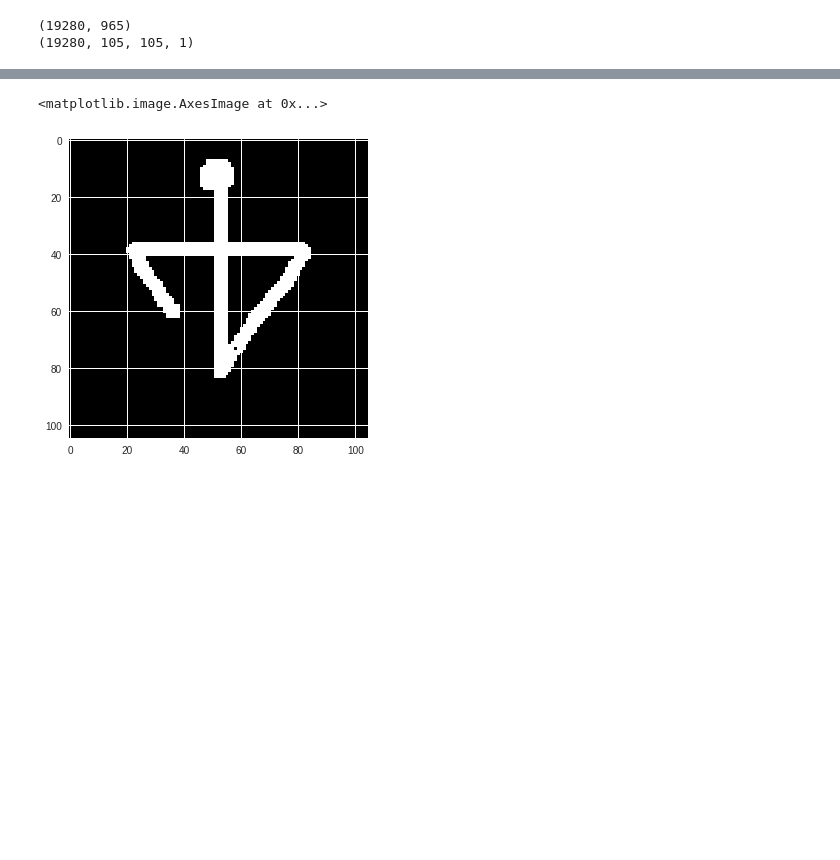
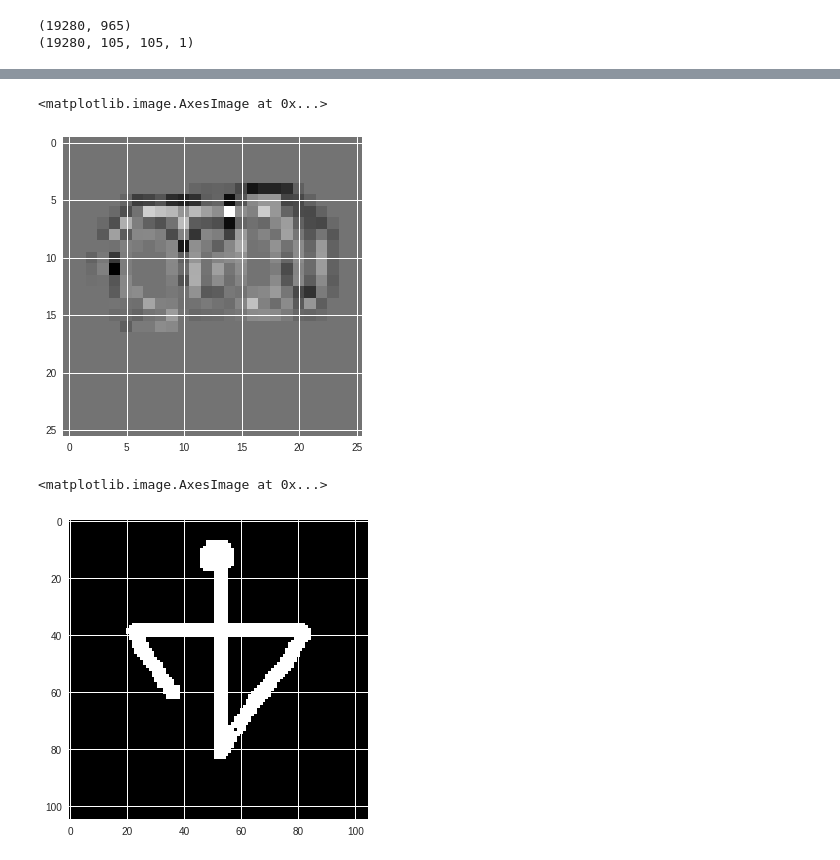
Before and after one commit to yunusemrecatalcam/one-shot_learning_omniglot, a Jupyter notebook: one_shot.ipynb, the cells around one changed output, grey strips where cells are left out. Cells and saved outputs as stored; diff of their text form; code cells hidden in the pictures; blank space fills up the shorter version.

```diff
--- a/one_shot.ipynb
+++ b/one_shot.ipynb
@@ -122,2 +119,12 @@ conv.weights.last.hdf5      omniglot
-# %%
-convnet.load_weights("conv.weights.last.hdf5")
+# %%
+!git clone https://github.com/mixuala/colab_utils
+import os
+import colab_utils.tboard
+
+# set paths
+ROOT = %pwd
+LOG_DIR = os.path.join(ROOT, 'log')
+
+# will install `ngrok`, if necessary
+# will create `log_dir` if path does not exist
+colab_utils.tboard.launch_tensorboard( bin_dir=ROOT, log_dir=LOG_DIR )
@@ -124,4 +137,5 @@ convnet.load_weights("conv.weights.last.hdf5")
 # %%
-model.fit(train_x,train_y,validation_split=0.2,batch_size=128,epochs=1)
+tb_callback = tf.keras.callbacks.TensorBoard(log_dir=LOG_DIR)
+model.fit(train_x,train_y,validation_split=0.2,batch_size=128,epochs=10,callbacks=[tb_callback])
 # %% [output]
 Train on 15424 samples, validate on 3856 samples
@@ -130,4 +158,16 @@ Epoch 1/1
 <tensorflow.python.keras.callbacks.History at 0x...>
+# %%
+conv = convnet.predict(train_x[1001].reshape(1,105,105,1))#model.predict(train_x[0].reshape(1,105,105,1))
+#plt.imshow(conv[:,:,:,:].sum(axis=3,keepdims=True).reshape(26,26))
+
+conv2 = convnet.predict(train_x[1004].reshape(1,105,105,1))#model.predict(train_x[0].reshape(1,105,105,1))
+#plt.imshow(conv[:,:,:,:].sum(axis=3,keepdims=True).reshape(26,26))
+
+diff = conv2 - conv
+plt.imshow(diff[:,:,:,:].sum(axis=3,keepdims=True).reshape(26,26))
+# %% [output]
+<matplotlib.image.AxesImage at 0x...>
+[figure, added]
 # %%
 plt.imshow(train_x[10900,:,:,:].reshape(train_x.shape[1],train_x.shape[2]))
 # %% [output]
```
Also changed, not shown: parts of 7 cells of this notebook.
